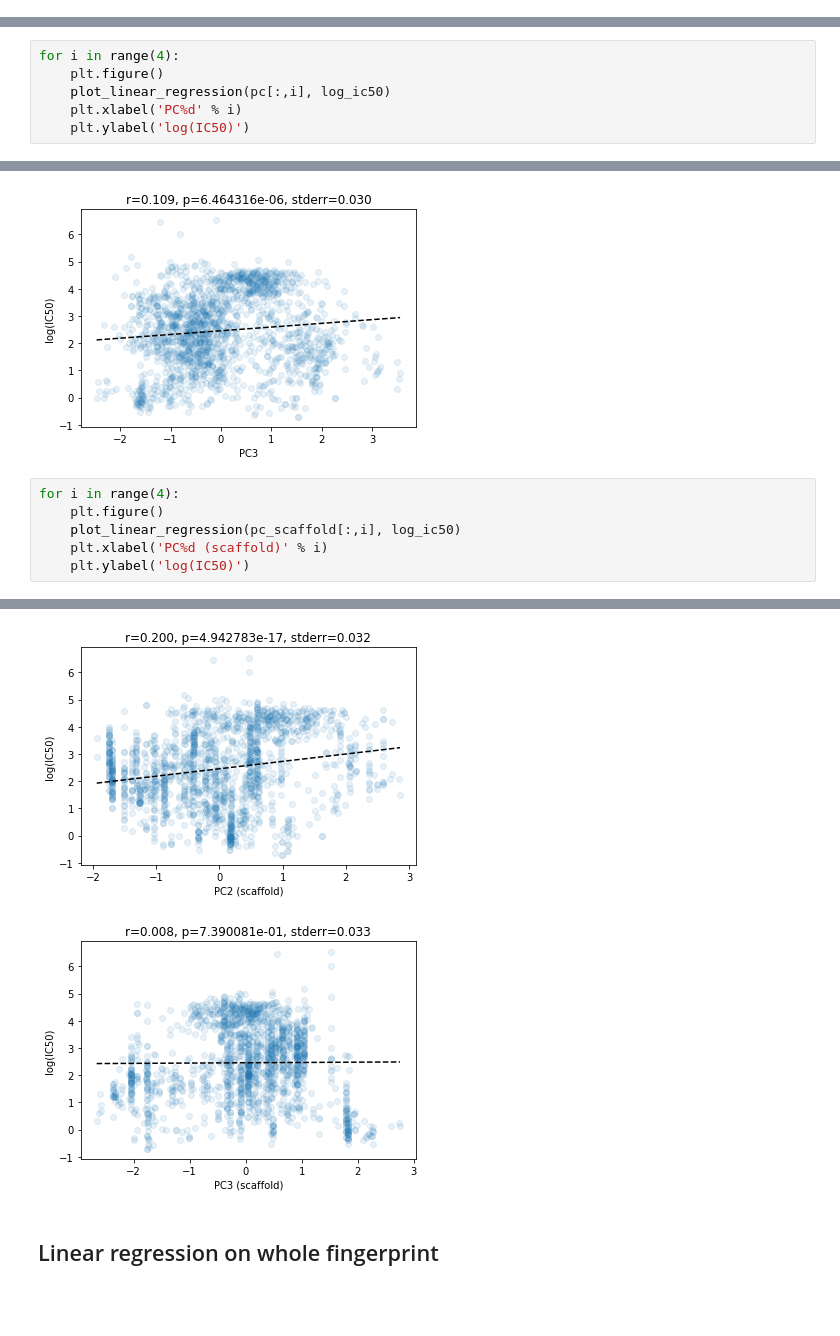
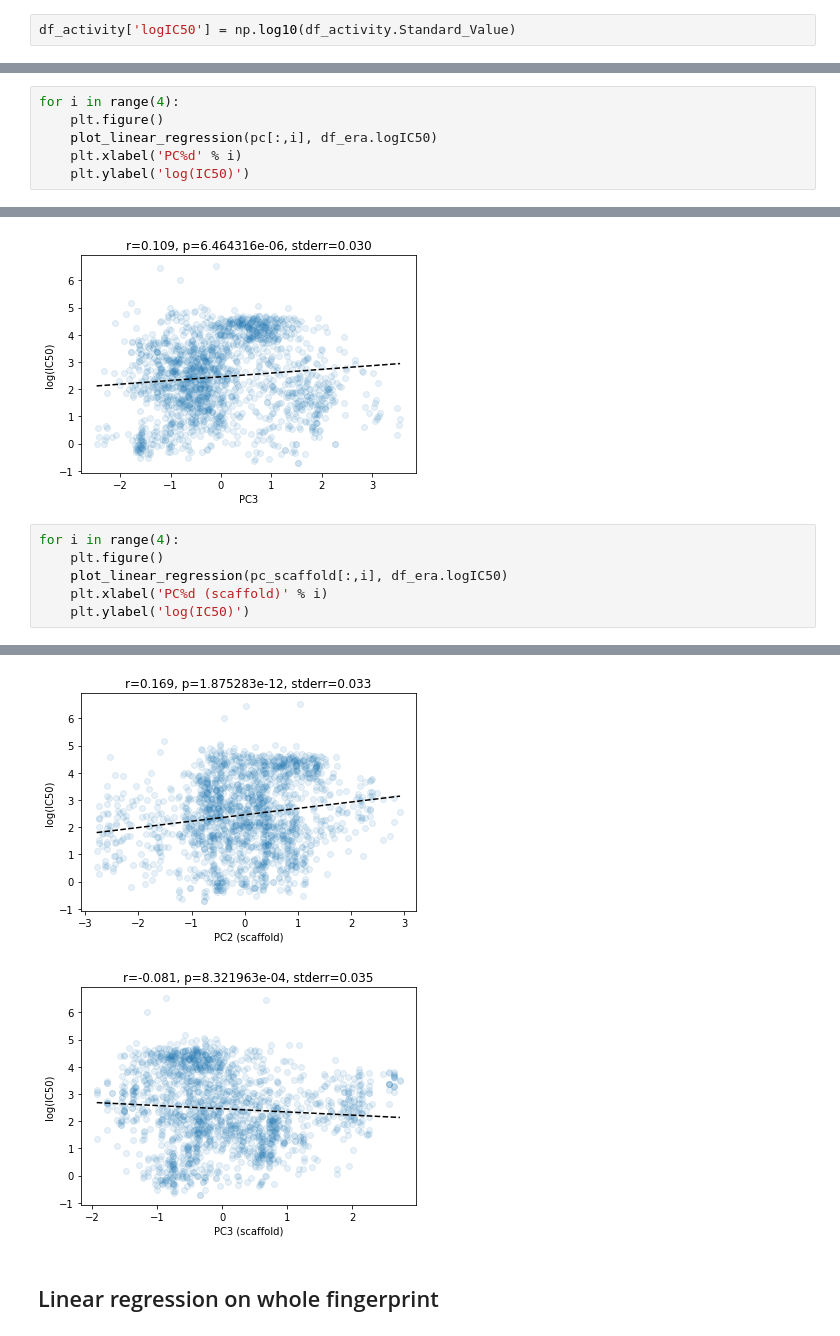
Before and after one commit to PuncocharM/scaffold-analysis-mad, a Jupyter notebook: exploratory-analysis.ipynb, the cells around one changed output, grey strips where cells are left out. Cells and saved outputs as stored; diff of their text form; blank space fills up the shorter version.

```diff
--- a/exploratory-analysis.ipynb
+++ b/exploratory-analysis.ipynb
@@ -26,6 +26,8 @@ df_molecules_std = pd.read_csv('secondary_data/df_molecules_std.csv', index_col=
 df_activity = pd.read_csv('secondary_data/df_activity.csv', index_col=0)
 # %%
 std_mols_clean = list(map(MolFromSmiles, df_molecules_std.std_smiles))
+# %%
+df_activity['logIC50'] = np.log10(df_activity.Standard_Value)
 # %%
 df_join = df_activity.join(df_molecules_std, on='std_inchi_key')
 # %%
@@ -155,7 +153,7 @@ plot_scatter_colormap(pc_scaffold[:,0], pc_scaffold[:,1],log_ic50.values)
 # %%
 for i in range(4):
     plt.figure()
-    plot_linear_regression(pc[:,i], log_ic50)
+    plot_linear_regression(pc[:,i], df_era.logIC50)
     plt.xlabel('PC%d' % i)
     plt.ylabel('log(IC50)')
 # %% [output]
@@ -166,7 +164,7 @@ for i in range(4):
 # %%
 for i in range(4):
     plt.figure()
-    plot_linear_regression(pc_scaffold[:,i], log_ic50)
+    plot_linear_regression(pc_scaffold[:,i], df_era.logIC50)
     plt.xlabel('PC%d (scaffold)' % i)
     plt.ylabel('log(IC50)')
 # %% [output]
@@ -175,5 +173,5 @@ for i in range(4):
-[figure, old version]
+[figure, new version]
-[figure, old version]
+[figure, new version]
 # %% [markdown]
 ## Linear regression on whole fingerprint
 # %%
```
Also changed, not shown: parts of 58 cells of this notebook, 3 other files.
